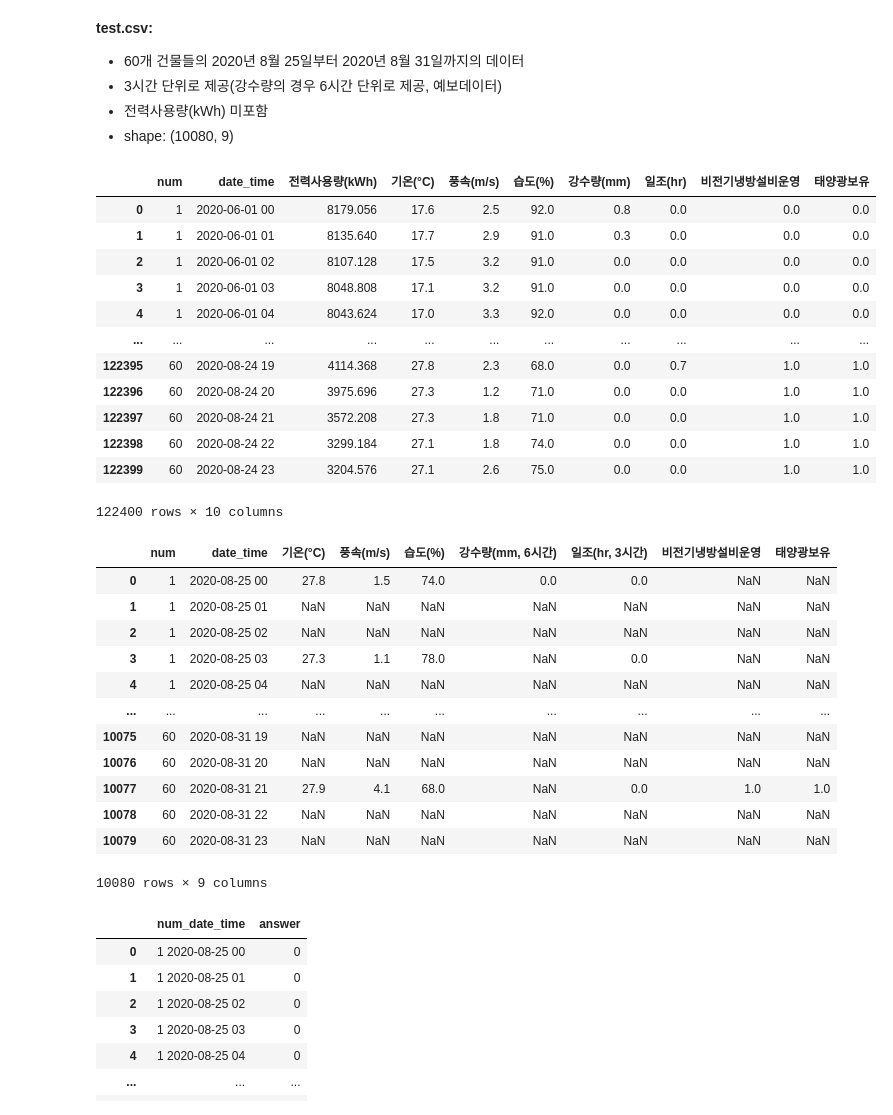
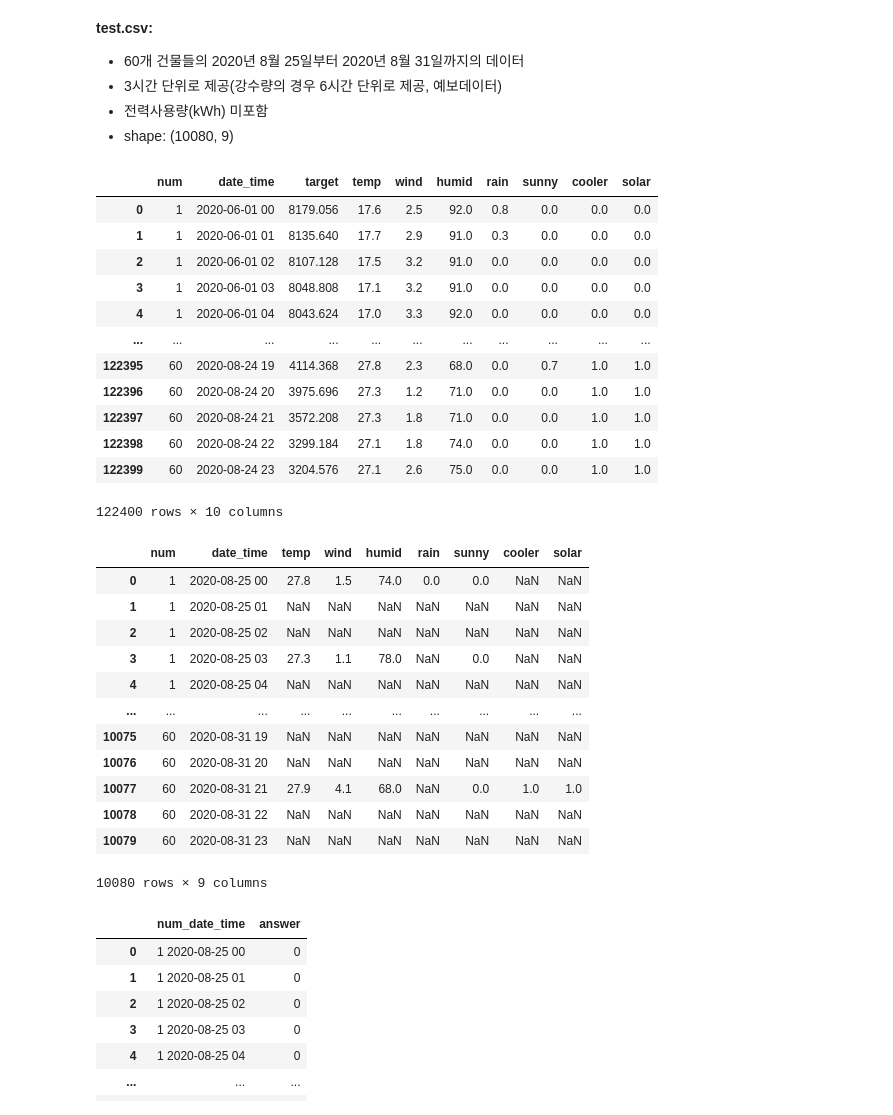
Before and after one commit to thinpig99/dacon_energy, a Jupyter notebook: energy_EDA1_210528.ipynb, the cells around one changed output. Drawn from its saved outputs; the diff is of its cells as text; code cells hidden in the pictures.

```diff
--- a/energy_EDA1_210528.ipynb
+++ b/energy_EDA1_210528.ipynb
@@ -142,11 +142,14 @@ import matplotlib.pyplot as plt
 import seaborn as sns
 # %%
 PATH = r'C:\Users\Wyatt\wyatt37\data\energy'
+# %%
+train_col = ['num', 'date_time', 'target', 'temp', 'wind', 'humid', 'rain', 'sunny', 'cooler', 'solar']
+test_col = ['num', 'date_time', 'temp', 'wind', 'humid', 'rain', 'sunny', 'cooler', 'solar']
 # %%
-train = pd.read_csv(PATH + '\\train.csv', encoding='cp949')
+train = pd.read_csv(PATH + '\\train.csv', encoding='cp949', names=train_col, header=0)
 train
 # %% [output]
-|  | num | date_time | 전력사용량(kWh) | 기온(°C) | 풍속(m/s) | 습도(%) | 강수량(mm) | 일조(hr) | 비전기냉방설비운영 | 태양광보유 |
+|  | num | date_time | target | temp | wind | humid | rain | sunny | cooler | solar |
 | 0 | 1 | 2020-06-01 00 | 8179.056 | 17.6 | 2.5 | 92.0 | 0.8 | 0.0 | 0.0 | 0.0 |
 | 1 | 1 | 2020-06-01 01 | 8135.640 | 17.7 | 2.9 | 91.0 | 0.3 | 0.0 | 0.0 | 0.0 |
 | 2 | 1 | 2020-06-01 02 | 8107.128 | 17.5 | 3.2 | 91.0 | 0.0 | 0.0 | 0.0 | 0.0 |
@@ -160,10 +163,10 @@ train
 | 122399 | 60 | 2020-08-24 23 | 3204.576 | 27.1 | 2.6 | 75.0 | 0.0 | 0.0 | 1.0 | 1.0 |
 122400 rows × 10 columns
 # %%
-test = pd.read_csv(PATH + '\\test.csv', encoding='cp949')
+test = pd.read_csv(PATH + '\\test.csv', encoding='cp949', names=test_col, header=0)
 test
 # %% [output]
-|  | num | date_time | 기온(°C) | 풍속(m/s) | 습도(%) | 강수량(mm, 6시간) | 일조(hr, 3시간) | 비전기냉방설비운영 | 태양광보유 |
+|  | num | date_time | temp | wind | humid | rain | sunny | cooler | solar |
 | 0 | 1 | 2020-08-25 00 | 27.8 | 1.5 | 74.0 | 0.0 | 0.0 | NaN | NaN |
 | 1 | 1 | 2020-08-25 01 | NaN | NaN | NaN | NaN | NaN | NaN | NaN |
 | 2 | 1 | 2020-08-25 02 | NaN | NaN | NaN | NaN | NaN | NaN | NaN |
```
Also changed, not shown: parts of 22 cells of this notebook.
